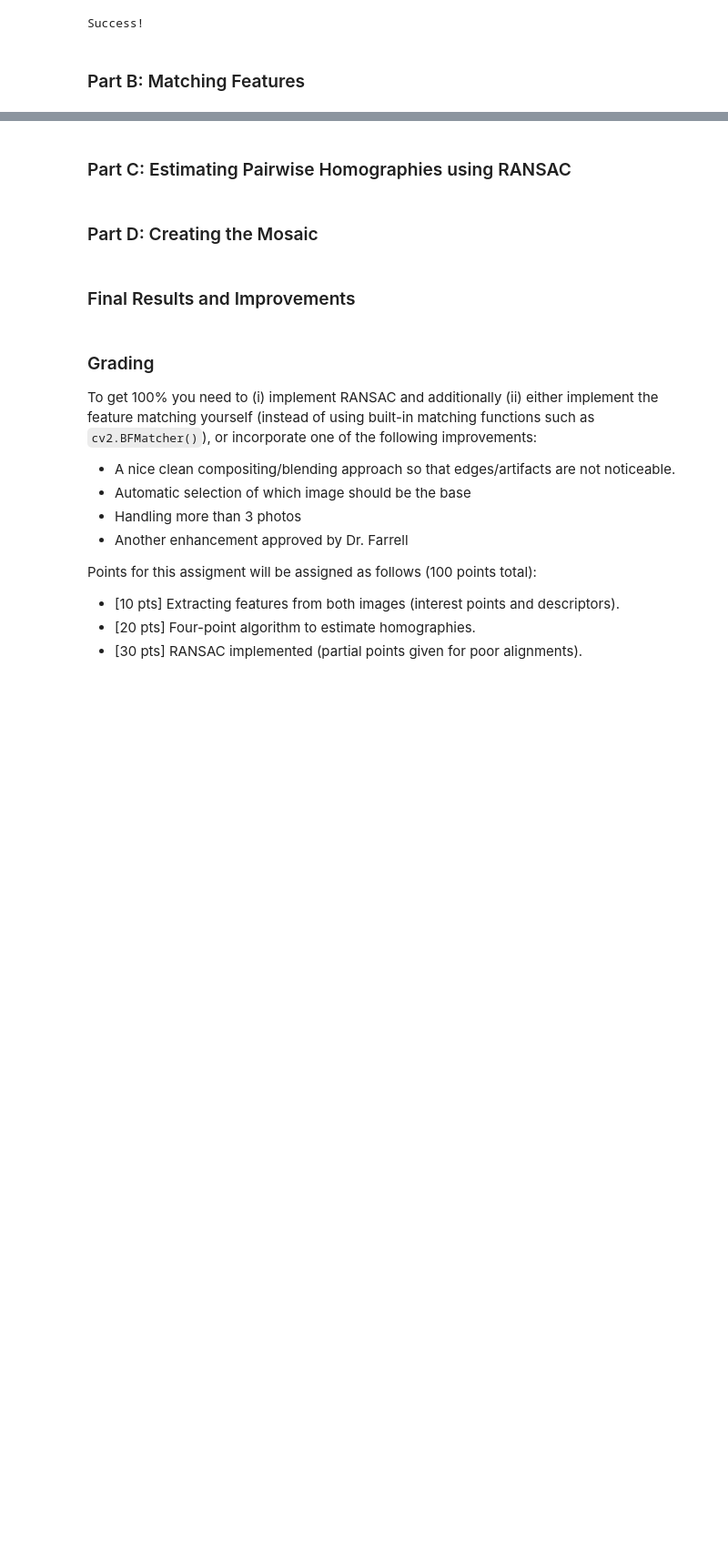
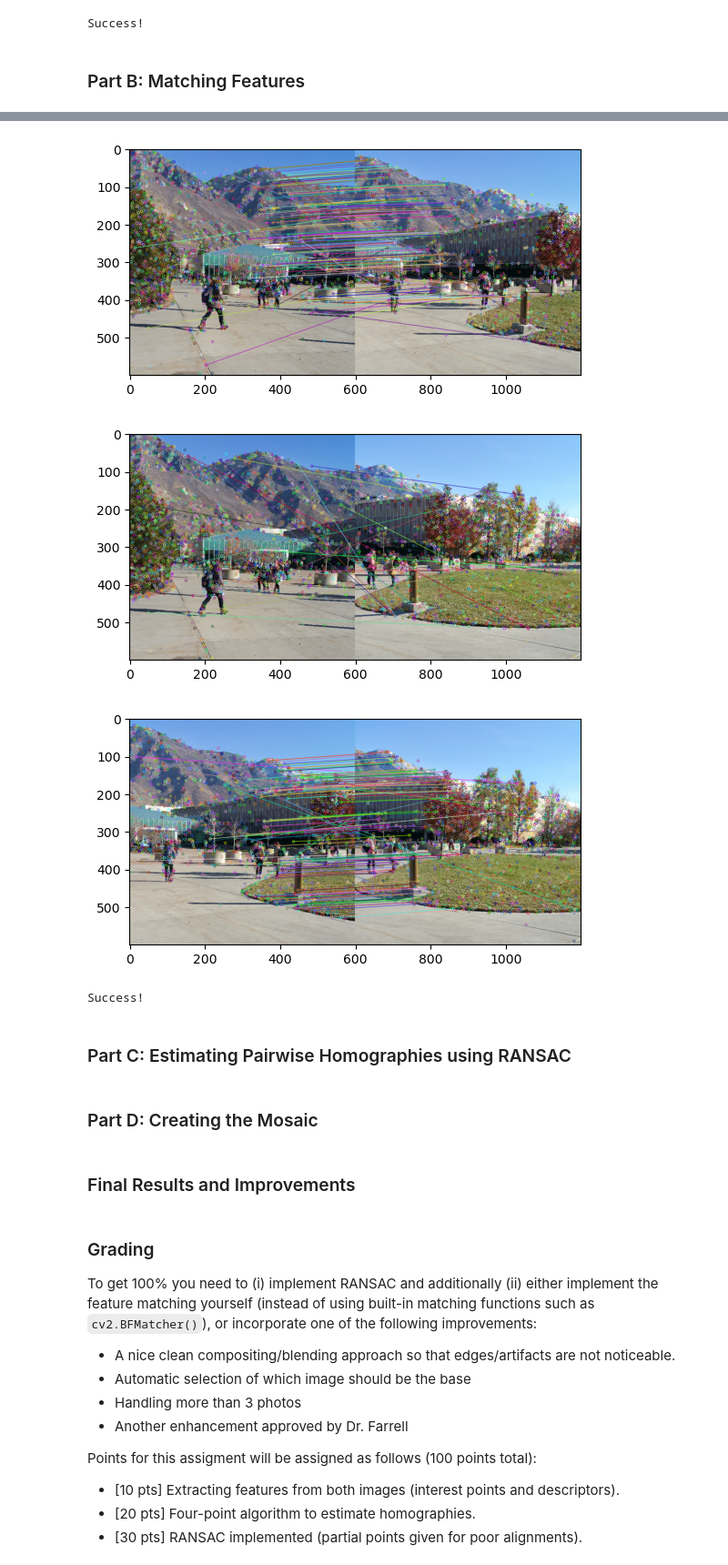
Before and after one commit to BrennanBertola/CS450, a Jupyter notebook: proj3-stitching/proj3-Panoramic-Mosaicing.ipynb, the cells around one changed output, grey strips where cells are left out. Shown at 91% size. Saved outputs shown, nothing was run; the diff lists cells and outputs as text; code cells hidden in the pictures; blank space fills up the shorter version.

```diff
--- a/proj3-stitching/proj3-Panoramic-Mosaicing.ipynb
+++ b/proj3-stitching/proj3-Panoramic-Mosaicing.ipynb
@@ -146,3 +139,32 @@ error: OpenCV(4.6.0) /private/var/folders/sy/f16zz6x50xz3113nwtb9bvq00000gp/T/ab
+# %%
+# Place Code Here
+# Show an example output here
+def match(img1, kp1, des1, img2, kp2, des2, draw=True):
+    bf = cv2.BFMatcher()
+    matches = bf.knnMatch(des1, des2, k=2)
+
+    #Ratio test for putative pairs instead of using crossCheck in BFMatcher
+    good = []
+    for m,n in matches:
+        if m.distance < 0.77*n.distance:
+            good.append([m])
+
+    if draw:
+        img = cv2.drawMatchesKnn(img1, kp1, img2, kp2, good, None)
+        plt.imshow(img);plt.show()
+
+    return good
+
+results, images = getPoints(False)
+match(images[0], results[0][0], results[0][1], images[1], results[1][0], results[1][1], True)
+match(images[0], results[0][0], results[0][1], images[2], results[2][0], results[2][1], True)
+match(images[1], results[1][0], results[1][1], images[2], results[2][0], results[2][1], True)
+print("Success!")
+# %% [output]
+[figure, added]
+[figure, added]
+[figure, added]
+Success!
 # %% [markdown]
 ### Part C: Estimating Pairwise Homographies using RANSAC
 # %%
```
Also changed, not shown: parts of 2 cells of this notebook.
